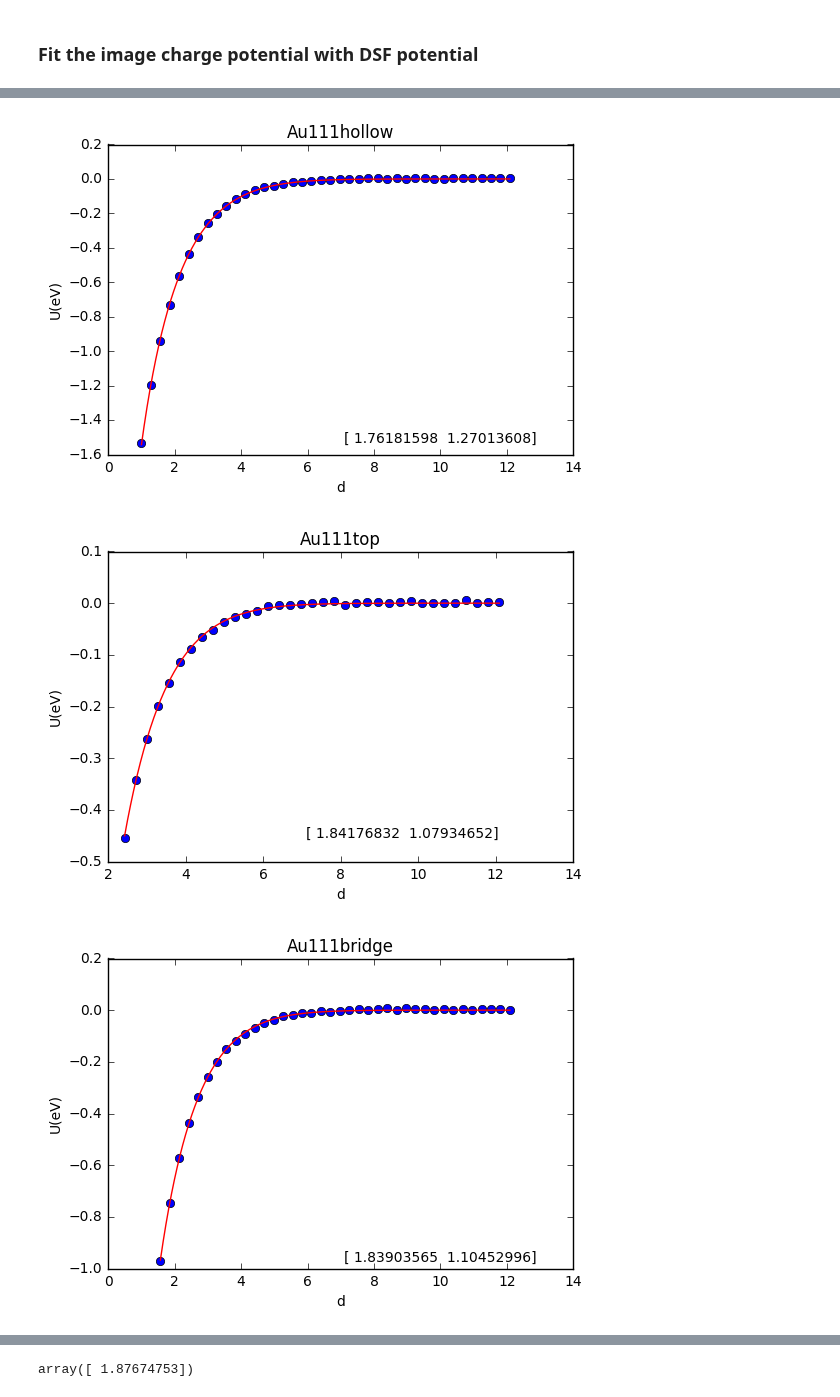
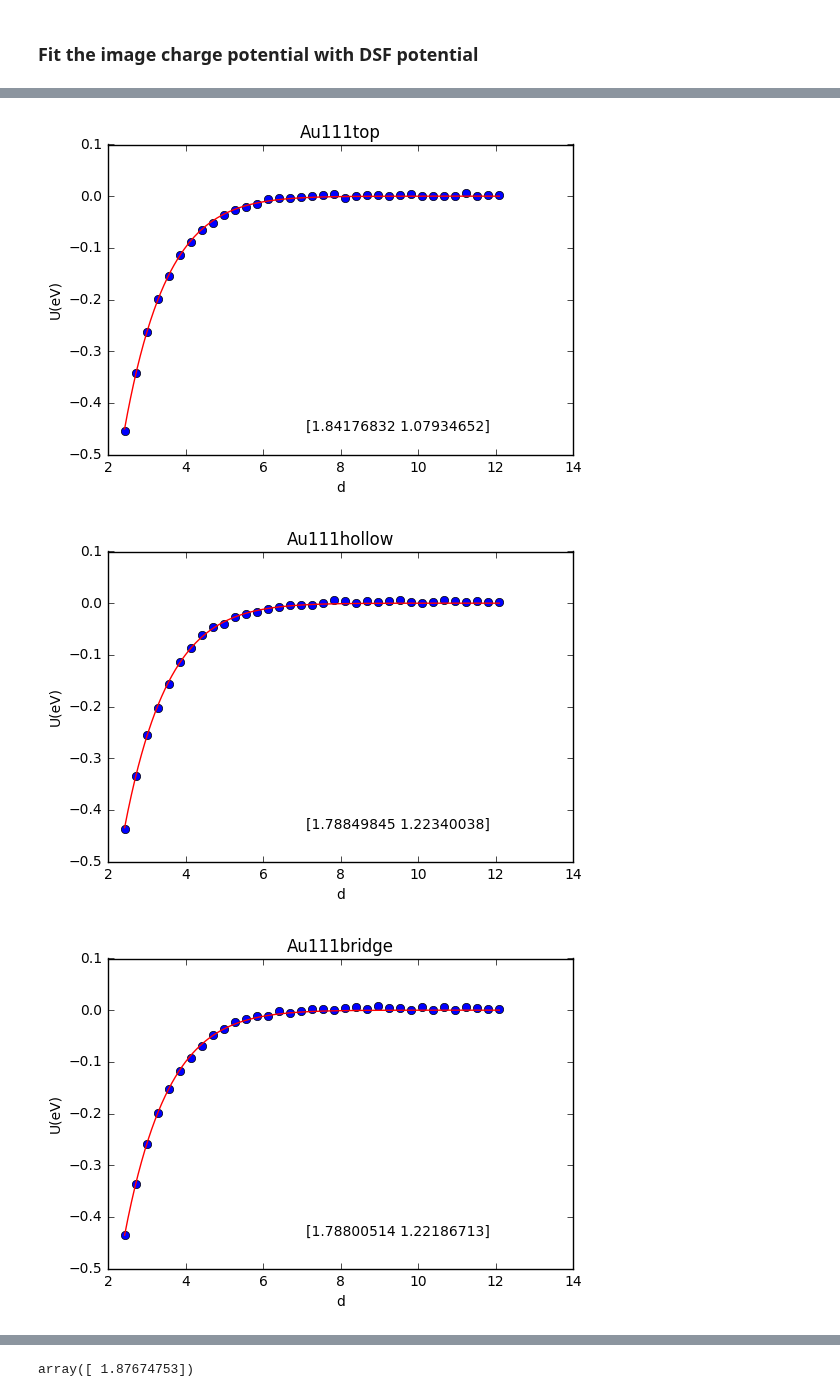
Before and after one commit to 123daimanu/DR_EAM, a Jupyter notebook: Image Charge Fit.ipynb, the cells around one changed output, grey strips where cells are left out. Drawn from its saved outputs; the diff is of its cells as text; code cells hidden in the pictures.

```diff
--- a/Image Charge Fit.ipynb
+++ b/Image Charge Fit.ipynb
@@ -10,23 +10,26 @@ from scipy.optimize import curve_fit
 # %%
 potVal={'Au100':1,"Au111":2,"Cu100":3,"Cu111":4,"Pt100":5}
 # %%
-def Fitting(system,path,potential,alpha,r0,skip=1):
+def Fitting(system,path,potential,alpha,r0,skip=[1,1,1]):
 
     finalpath=path+system
     params={}
     plot={}
-    subSystems=["hollow","top","bridge"]
+    subSystems=["top","hollow","bridge"]
+    i=0
     for ss in subSystems:
         dataPath=finalpath+ss+".dat"
-        data=pan.read_csv(dataPath,delimiter="\t",skiprows=skip,names=["d","E","T","U"])
+        data=pan.read_csv(dataPath,delimiter="\t",skiprows=skip[i],names=["d","E","T","U"])
         dFrame=pan.DataFrame(data)
         dFrame.U=0.04336412*(dFrame.U-(potential))
+        i=i+1
 
         def Pot(r,a0,a1):
             v=sci.erfc(a0*alpha*(r+a1))/(a0*(r+a1))
+
             return -14.399*v
 
-
+        #dFrame.to_csv(finalpath+ss+"new.dat",delimiter="\t",header=True)
         param,covar=curve_fit(Pot,dFrame.d,dFrame.U)
         x=num.linspace(min(dFrame.d),max(dFrame.d),1000)
         y=Pot(x,param[0],param[1])
@@ -51,7 +54,7 @@ Au100=Fitting("Au100","../FDEAMCrystalCalculations/ImageCharge/",-153105.37,0.14
 # %%
-Au111=Fitting("Au111","../FDEAMCrystalCalculations/ImageCharge/",-128265.4,0.14,12)
+Au111=Fitting("Au111","../FDEAMCrystalCalculations/ImageCharge/",-128265.4,0.14,12,[1,1,1])
 # %% [output]
-[figure, old version]
+[figure, new version]
-[figure, old version]
+[figure, new version]
-[figure, old version]
+[figure, new version]
 # %%
```
Also changed, not shown: parts of 18 cells of this notebook, 15 other files.
